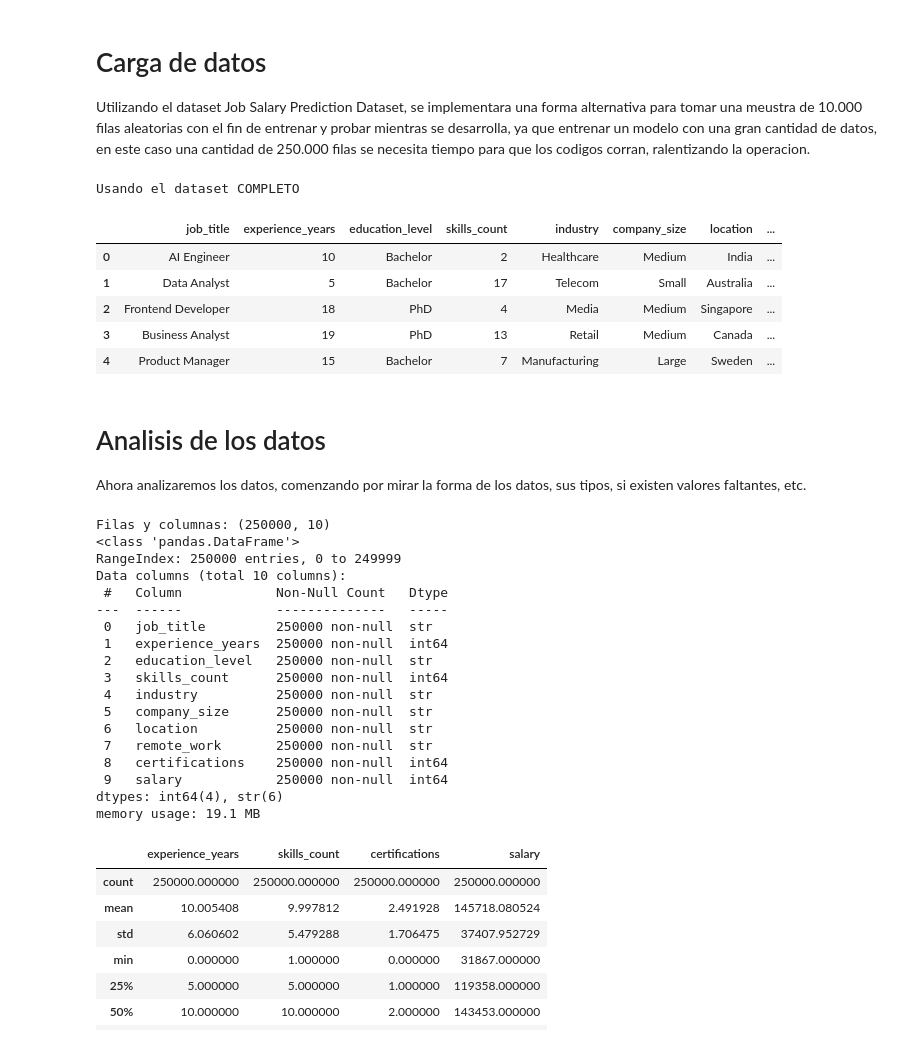
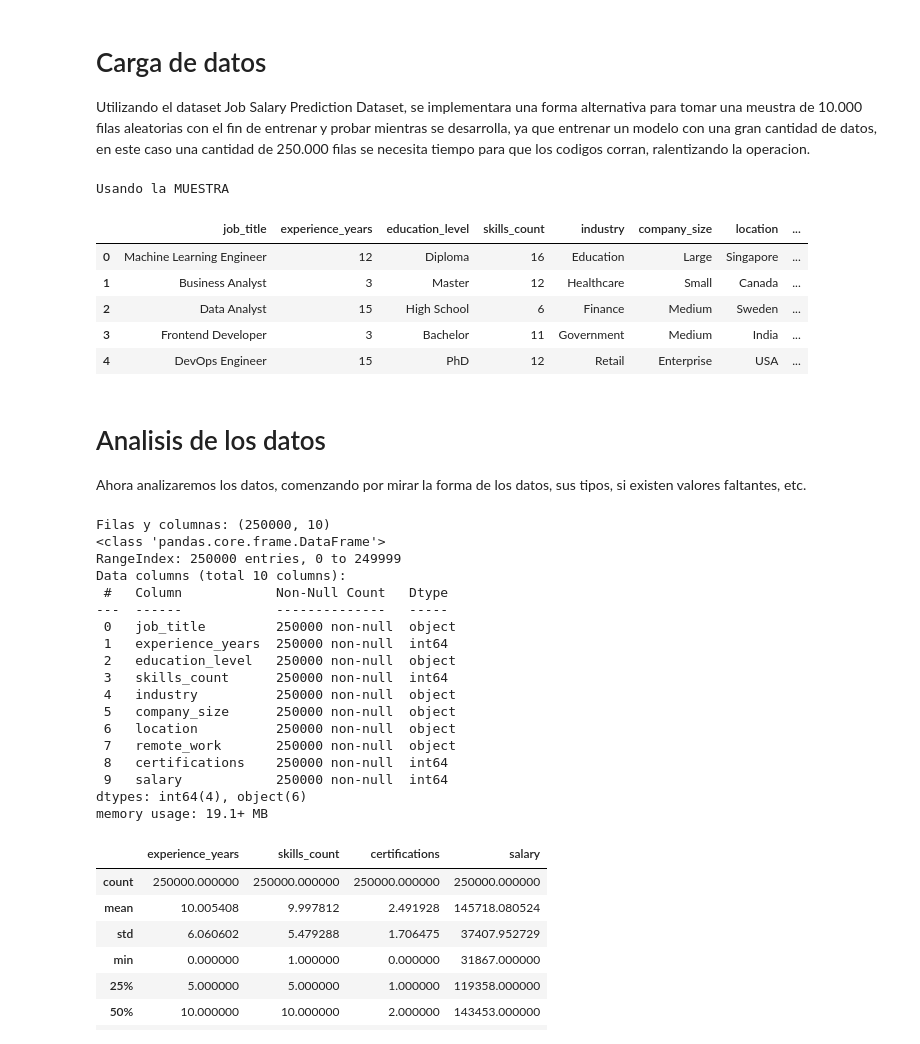
Before and after one commit to ThomasTg7/Proyecto_1_Intro_a_la_IA, a Jupyter notebook: main.ipynb, the cells around one changed output. Cells and saved outputs as stored; diff of their text form; code cells hidden in the pictures.

```diff
--- a/main.ipynb
+++ b/main.ipynb
@@ -17,27 +17,27 @@ Utilizando el dataset Job Salary Prediction Dataset, se implementara una forma a
 # %%
 RUTA_CSV = "job_salary_prediction_dataset.csv"
 data_completa = pd.read_csv(RUTA_CSV)
-USAR_MUESTRA = False   #interruptor donde al estar en TRUE, utilizamos la muestra
+USAR_MUESTRA = True   #interruptor donde al estar en TRUE, utilizamos la muestra
 N_MUESTRA    = 10000
 SEMILLA = 777
 np.random.seed(SEMILLA)
 
 if USAR_MUESTRA:
     data = data_completa.sample(n=N_MUESTRA, random_state=SEMILLA).reset_index(drop=True)
     print("Usando la MUESTRA")
 else:
     data = data_completa.copy()
     print("Usando el dataset COMPLETO")
 
 data.head()
 # %% [output]
-Usando el dataset COMPLETO
+Usando la MUESTRA
 |  | job_title | experience_years | education_level | skills_count | industry | company_size | location | ... |
-| 0 | AI Engineer | 10 | Bachelor | 2 | Healthcare | Medium | India | ... |
-| 1 | Data Analyst | 5 | Bachelor | 17 | Telecom | Small | Australia | ... |
-| 2 | Frontend Developer | 18 | PhD | 4 | Media | Medium | Singapore | ... |
-| 3 | Business Analyst | 19 | PhD | 13 | Retail | Medium | Canada | ... |
-| 4 | Product Manager | 15 | Bachelor | 7 | Manufacturing | Large | Sweden | ... |
+| 0 | Machine Learning Engineer | 12 | Diploma | 16 | Education | Large | Singapore | ... |
+| 1 | Business Analyst | 3 | Master | 12 | Healthcare | Small | Canada | ... |
+| 2 | Data Analyst | 15 | High School | 6 | Finance | Medium | Sweden | ... |
+| 3 | Frontend Developer | 3 | Bachelor | 11 | Government | Medium | India | ... |
+| 4 | DevOps Engineer | 15 | PhD | 12 | Retail | Enterprise | USA | ... |
 # %% [markdown]
 # Analisis de los datos
 Ahora analizaremos los datos, comenzando por mirar la forma de los datos, sus tipos, si existen valores faltantes, etc.
@@ -46,23 +46,23 @@ print("Filas y columnas:", data.shape)
 data.info()
 # %% [output]
 Filas y columnas: (250000, 10)
-<class 'pandas.DataFrame'>
+<class 'pandas.core.frame.DataFrame'>
 RangeIndex: 250000 entries, 0 to 249999
 Data columns (total 10 columns):
  #   Column            Non-Null Count   Dtype
 ---  ------            --------------   -----
- 0   job_title         250000 non-null  str
+ 0   job_title         250000 non-null  object
  1   experience_years  250000 non-null  int64
- 2   education_level   250000 non-null  str
+ 2   education_level   250000 non-null  object
  3   skills_count      250000 non-null  int64
- 4   industry          250000 non-null  str
- 5   company_size      250000 non-null  str
- 6   location          250000 non-null  str
- 7   remote_work       250000 non-null  str
+ 4   industry          250000 non-null  object
+ 5   company_size      250000 non-null  object
+ 6   location          250000 non-null  object
+ 7   remote_work       250000 non-null  object
  8   certifications    250000 non-null  int64
  9   salary            250000 non-null  int64
-dtypes: int64(4), str(6)
-memory usage: 19.1 MB
+dtypes: int64(4), object(6)
+memory usage: 19.1+ MB
 # %%
 data.describe()
 # %% [output]
```
Also changed, not shown: parts of 12 cells of this notebook.
